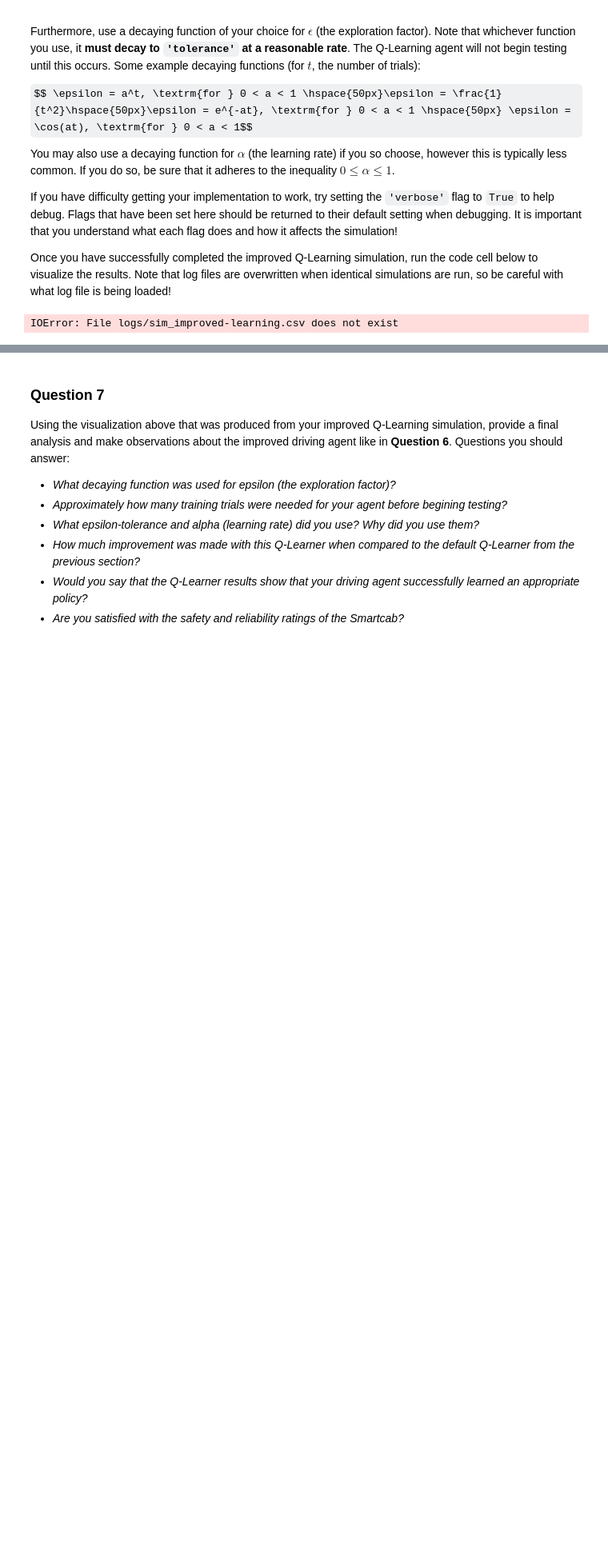
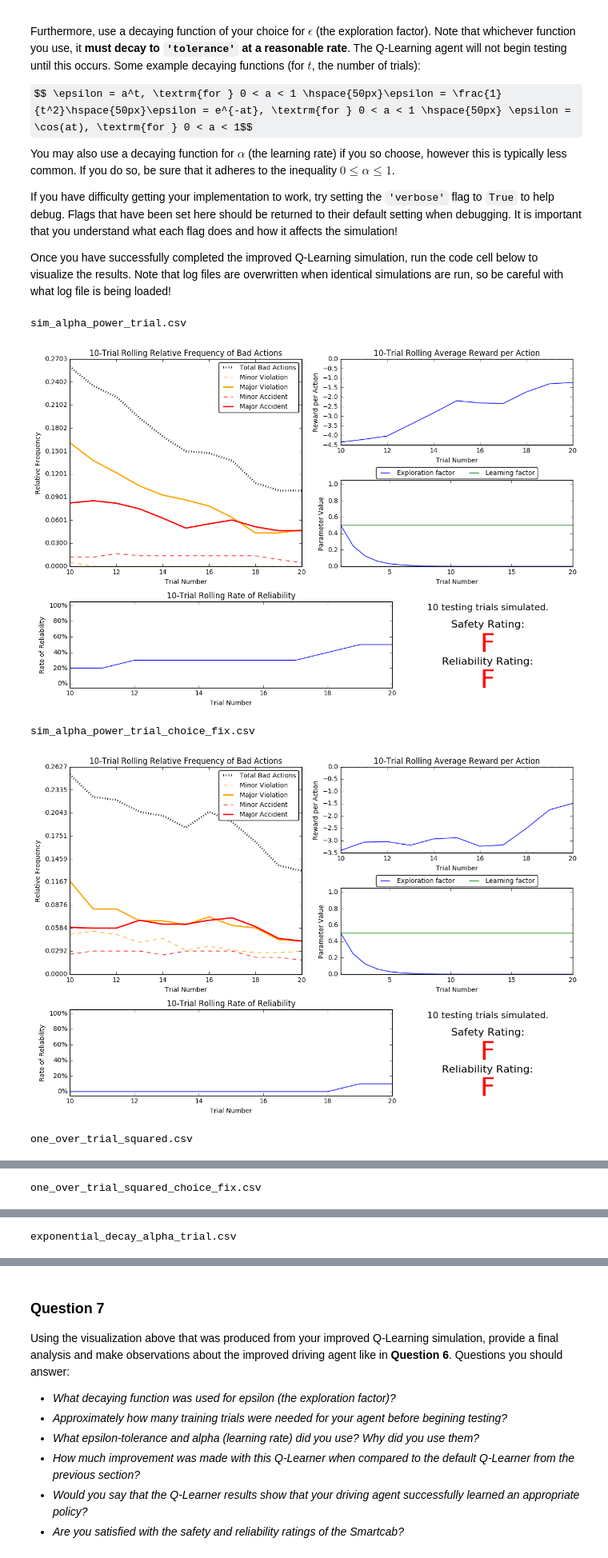
Before and after one commit to xgenadam/udacity_projects, a Jupyter notebook: projects/smartcab/smartcab.ipynb, the cells around one changed output, grey strips where cells are left out. Shown at 80% size. Saved outputs shown, nothing was run; the diff lists cells and outputs as text; code cells hidden in the pictures; some formulas as TeX source; blank space fills up the shorter version.

```diff
--- a/projects/smartcab/smartcab.ipynb
+++ b/projects/smartcab/smartcab.ipynb
@@ -270,8 +286,52 @@ You may also use a decaying function for $\alpha$ (the learning rate) if you so
 If you have difficulty getting your implementation to work, try setting the `'verbose'` flag to `True` to help debug. Flags that have been set here should be returned to their default setting when debugging. It is important that you understand what each flag does and how it affects the simulation!
 
 Once you have successfully completed the improved Q-Learning simulation, run the code cell below to visualize the results. Note that log files are overwritten when identical simulations are run, so be careful with what log file is being loaded!
-# %%
-# Load the 'sim_improved-learning' file from the improved Q-Learning simulation
-vs.plot_trials('sim_improved-learning.csv')
-# %% [output]
-IOError: File logs/sim_improved-learning.csv does not exist
+# %%
+# Load the 'sim_improved-learning' file from the improved Q-Learning simulation
+print 'sim_alpha_power_trial.csv'
+vs.plot_trials('sim_alpha_power_trial.csv')
+
+print 'sim_alpha_power_trial_choice_fix.csv'
+vs.plot_trials('sim_alpha_power_trial_choice_fix.csv')
+
+print 'one_over_trial_squared.csv'
+vs.plot_trials('one_over_trial_squared.csv')
+
+print 'one_over_trial_squared_choice_fix.csv'
+vs.plot_trials('one_over_trial_squared_choice_fix.csv')
+
+print 'exponential_decay_alpha_trial.csv'
+vs.plot_trials('exponential_decay_alpha_trial.csv')
+
+print 'exponential_decay_alpha_trial_choice_fix.csv'
+vs.plot_trials('exponential_decay_alpha_trial_choice_fix.csv')
+
+print 'cosine_alpha_trial.csv'
+vs.plot_trials('cosine_alpha_trial.csv')
+
+print 'cosine_alpha_trial_choice_fix.csv'
+vs.plot_trials('cosine_alpha_trial_choice_fix.csv')
+
+print 'custom_decay.csv'
+vs.plot_trials('custom_decay.csv')
+
+print 'custom_decay_choice_fix.csv'
+vs.plot_trials('custom_decay_choice_fix.csv')
+
+print 'alpha_epsildon_decay.csv'
+vs.plot_trials('alpha_epsildon_decay.csv')
+
+print 'alpha_epsildon_decay_choice_fix.csv'
+vs.plot_trials('alpha_epsildon_decay_choice_fix.csv')
+
+print 'alpha_epsildon_decay_choice_fix_improved.csv'
+vs.plot_trials('alpha_epsildon_decay_choice_fix_improved.csv')
+
+print 'alpha_epsildon_decay_sinc.csv'
+vs.plot_trials('alpha_epsildon_decay_sinc.csv')
+# %% [output]
+sim_alpha_power_trial.csv
+[figure, added]
+sim_alpha_power_trial_choice_fix.csv
+[figure, added]
+one_over_trial_squared.csv
@@ -277,0 +339 @@ IOError: File logs/sim_improved-learning.csv does not exist
+one_over_trial_squared_choice_fix.csv
@@ -277,0 +341 @@ IOError: File logs/sim_improved-learning.csv does not exist
+exponential_decay_alpha_trial.csv
```
Also changed, not shown: parts of 17 cells of this notebook, 5 other files.
